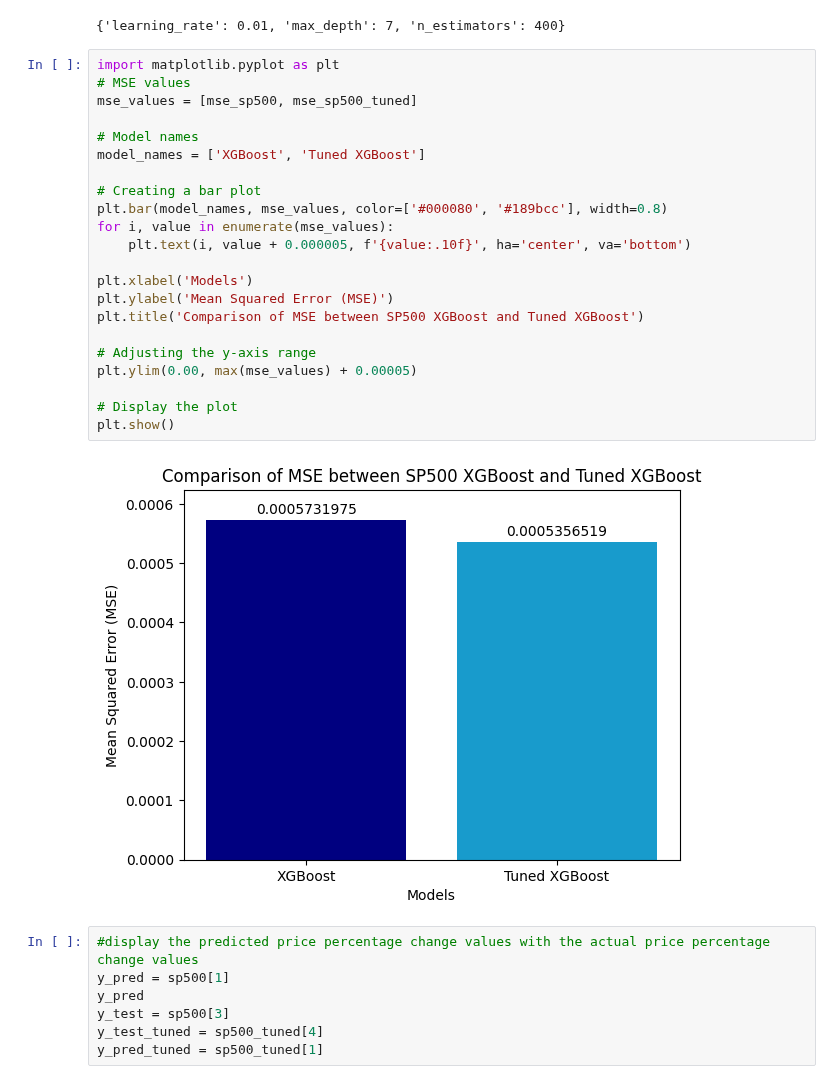
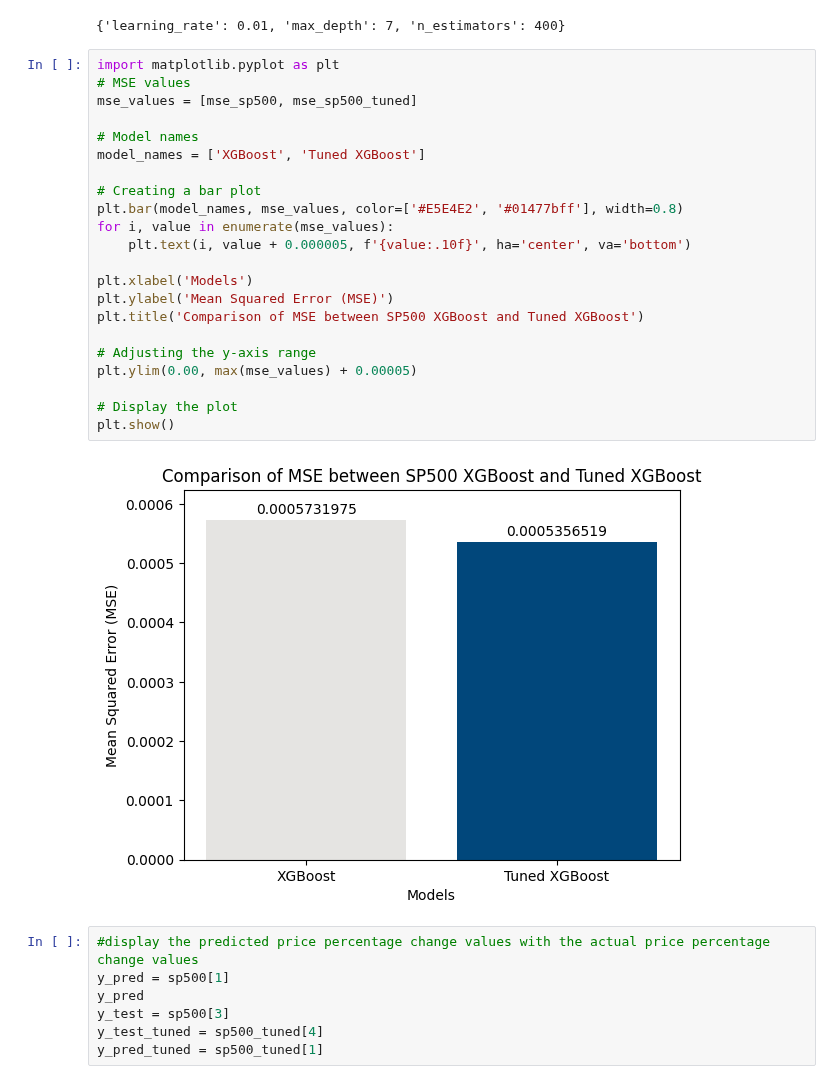
Before and after one commit to ktongk/BTT-JPMC-1, a Jupyter notebook: Anna/XGBOOST.ipynb, the cells around one changed output. Drawn from its saved outputs; the diff is of its cells as text.

```diff
--- a/Anna/XGBOOST.ipynb
+++ b/Anna/XGBOOST.ipynb
@@ -822,27 +822,27 @@ best_params
 # %%
 import matplotlib.pyplot as plt
 # MSE values
 mse_values = [mse_sp500, mse_sp500_tuned]
 
 # Model names
 model_names = ['XGBoost', 'Tuned XGBoost']
 
 # Creating a bar plot
-plt.bar(model_names, mse_values, color=['#000080', '#189bcc'], width=0.8)
+plt.bar(model_names, mse_values, color=['#E5E4E2', '#01477bff'], width=0.8)
 for i, value in enumerate(mse_values):
     plt.text(i, value + 0.000005, f'{value:.10f}', ha='center', va='bottom')
 
 plt.xlabel('Models')
 plt.ylabel('Mean Squared Error (MSE)')
 plt.title('Comparison of MSE between SP500 XGBoost and Tuned XGBoost')
 
 # Adjusting the y-axis range
 plt.ylim(0.00, max(mse_values) + 0.00005)
 
 # Display the plot
 plt.show()
 # %% [output]
-[figure, old version]
+[figure, new version]
 # %%
 #display the predicted price percentage change values with the actual price percentage change values
 y_pred = sp500[1]
```
Also changed, not shown: parts of 19 cells of this notebook.
